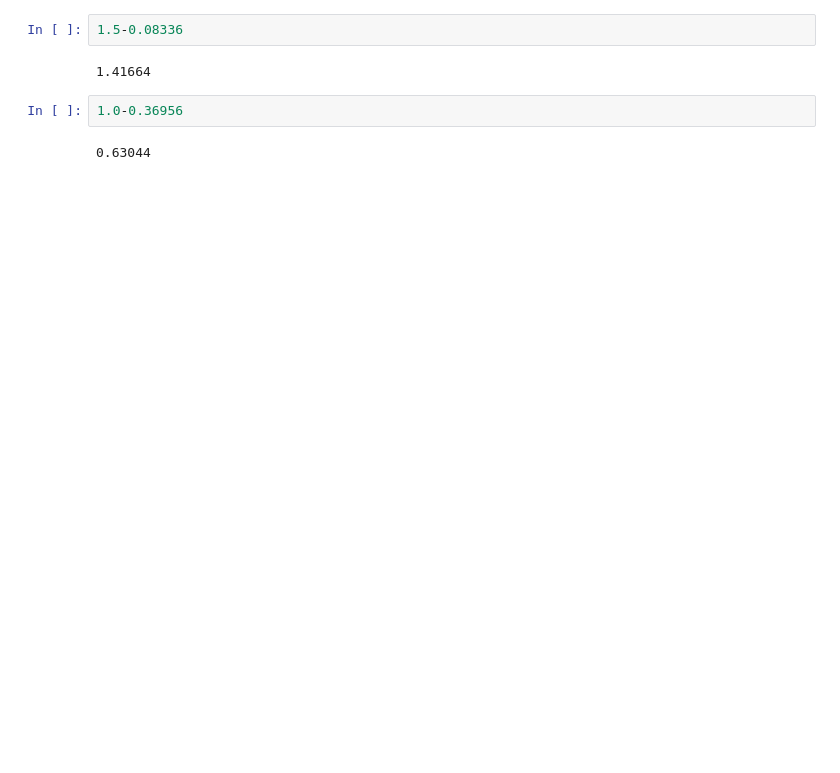
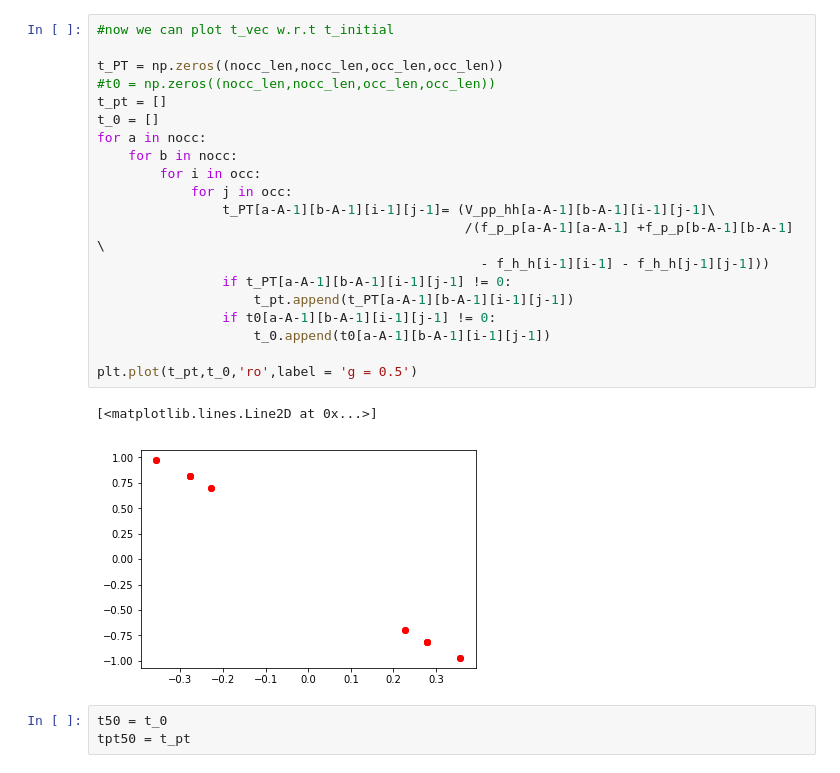
Before and after one commit to abansal92/pairingmodel, a Jupyter notebook: pairing model with CCD.ipynb, the cells around one changed output. Drawn from its saved outputs; the diff is of its cells as text; blank space fills up the shorter version.

```diff
--- a/pairing model with CCD.ipynb
+++ b/pairing model with CCD.ipynb
@@ -632,11 +398,29 @@ a= 8   b= 7   i= 1   j= 2 ME=   0.452991452991
 a= 8   b= 7   i= 2   j= 1 ME=   -0.452991452991
 a= 8   b= 7   i= 3   j= 4 ME=   0.437606837607
 a= 8   b= 7   i= 4   j= 3 ME=   -0.437606837607
-# %%
-1.5-0.08336
-# %% [output]
-1.41664
-# %%
-1.0-0.36956
-# %% [output]
-0.63044
+# %%
+#now we can plot t_vec w.r.t t_initial
+
+t_PT = np.zeros((nocc_len,nocc_len,occ_len,occ_len))
+#t0 = np.zeros((nocc_len,nocc_len,occ_len,occ_len))
+t_pt = []
+t_0 = []
+for a in nocc:
+    for b in nocc:
+        for i in occ:
+            for j in occ:
+                t_PT[a-A-1][b-A-1][i-1][j-1]= (V_pp_hh[a-A-1][b-A-1][i-1][j-1]\
+                                               /(f_p_p[a-A-1][a-A-1] +f_p_p[b-A-1][b-A-1] \
+                                                 - f_h_h[i-1][i-1] - f_h_h[j-1][j-1]))
+                if t_PT[a-A-1][b-A-1][i-1][j-1] != 0:
+                    t_pt.append(t_PT[a-A-1][b-A-1][i-1][j-1])
+                if t0[a-A-1][b-A-1][i-1][j-1] != 0:
+                    t_0.append(t0[a-A-1][b-A-1][i-1][j-1])
+
+plt.plot(t_pt,t_0,'ro',label = 'g = 0.5')
+# %% [output]
+[<matplotlib.lines.Line2D at 0x...>]
+[figure, added]
+# %%
+t50 = t_0
+tpt50 = t_pt
```
Also changed, not shown: parts of 5 cells of this notebook.
